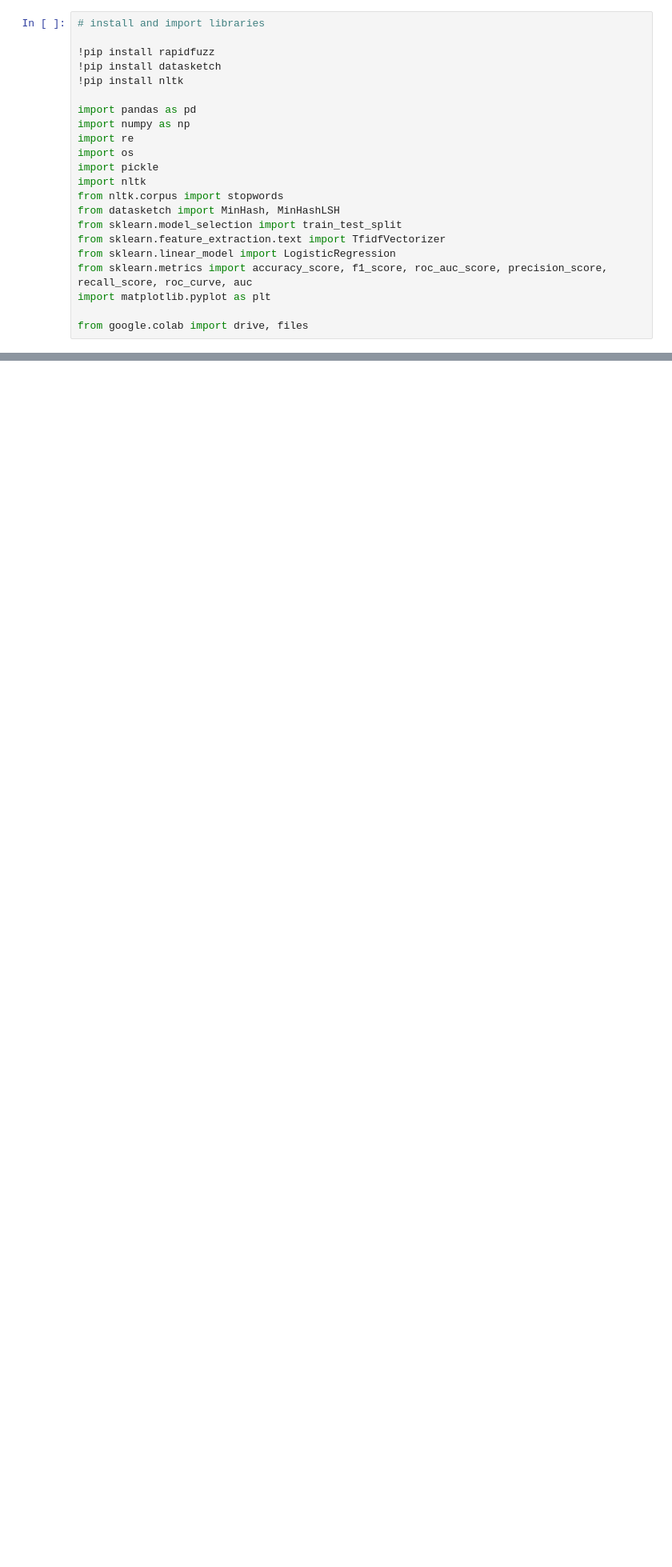
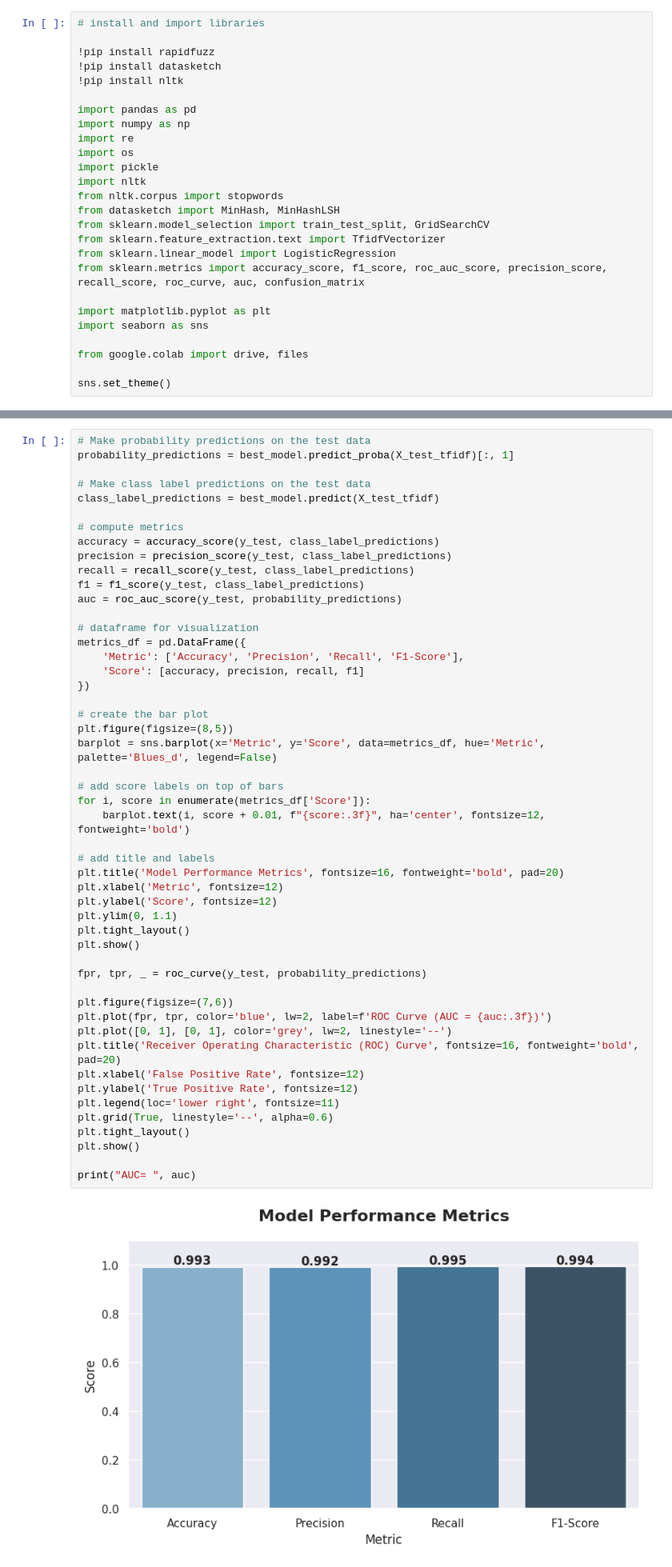
Before and after one commit to Accenture-AI-Studio/fake-news, a Jupyter notebook: Logistic_Regression_Model.ipynb, the cells around one changed output, grey strips where cells are left out. Shown: that part at 80% size. Drawn from its saved outputs; the diff is of its cells as text; blank space fills up the shorter version.

Commit message:
Update LR with hyperparameter tuning and graphs

```diff
--- a/Logistic_Regression_Model.ipynb
+++ b/Logistic_Regression_Model.ipynb
@@ -17,11 +17,15 @@ import pickle
 import nltk
 from nltk.corpus import stopwords
 from datasketch import MinHash, MinHashLSH
-from sklearn.model_selection import train_test_split
+from sklearn.model_selection import train_test_split, GridSearchCV
 from sklearn.feature_extraction.text import TfidfVectorizer
 from sklearn.linear_model import LogisticRegression
-from sklearn.metrics import accuracy_score, f1_score, roc_auc_score, precision_score, recall_score, roc_curve, auc
+from sklearn.metrics import accuracy_score, f1_score, roc_auc_score, precision_score, recall_score, roc_curve, auc, confusion_matrix
+
 import matplotlib.pyplot as plt
+import seaborn as sns
 
 from google.colab import drive, files
+
+sns.set_theme()
 # %% [output]
@@ -438,0 +388,52 @@ ROC AUC: 0.9971
+# %%
+# Make probability predictions on the test data
+probability_predictions = best_model.predict_proba(X_test_tfidf)[:, 1]
+
+# Make class label predictions on the test data
+class_label_predictions = best_model.predict(X_test_tfidf)
+
+# compute metrics
+accuracy = accuracy_score(y_test, class_label_predictions)
+precision = precision_score(y_test, class_label_predictions)
+recall = recall_score(y_test, class_label_predictions)
+f1 = f1_score(y_test, class_label_predictions)
+auc = roc_auc_score(y_test, probability_predictions)
+
+# dataframe for visualization
+metrics_df = pd.DataFrame({
+    'Metric': ['Accuracy', 'Precision', 'Recall', 'F1-Score'],
+    'Score': [accuracy, precision, recall, f1]
+})
+
+# create the bar plot
+plt.figure(figsize=(8,5))
+barplot = sns.barplot(x='Metric', y='Score', data=metrics_df, hue='Metric', palette='Blues_d', legend=False)
+
+# add score labels on top of bars
+for i, score in enumerate(metrics_df['Score']):
+    barplot.text(i, score + 0.01, f"{score:.3f}", ha='center', fontsize=12, fontweight='bold')
+
+# add title and labels
+plt.title('Model Performance Metrics', fontsize=16, fontweight='bold', pad=20)
+plt.xlabel('Metric', fontsize=12)
+plt.ylabel('Score', fontsize=12)
+plt.ylim(0, 1.1)
+plt.tight_layout()
+plt.show()
+
+fpr, tpr, _ = roc_curve(y_test, probability_predictions)
+
+plt.figure(figsize=(7,6))
+plt.plot(fpr, tpr, color='blue', lw=2, label=f'ROC Curve (AUC = {auc:.3f})')
+plt.plot([0, 1], [0, 1], color='grey', lw=2, linestyle='--')
+plt.title('Receiver Operating Characteristic (ROC) Curve', fontsize=16, fontweight='bold', pad=20)
+plt.xlabel('False Positive Rate', fontsize=12)
+plt.ylabel('True Positive Rate', fontsize=12)
+plt.legend(loc='lower right', fontsize=11)
+plt.grid(True, linestyle='--', alpha=0.6)
+plt.tight_layout()
+plt.show()
+
+print("AUC= ", auc)
+# %% [output]
+[figure, added]
```
Also changed, not shown: parts of 15 cells of this notebook.
